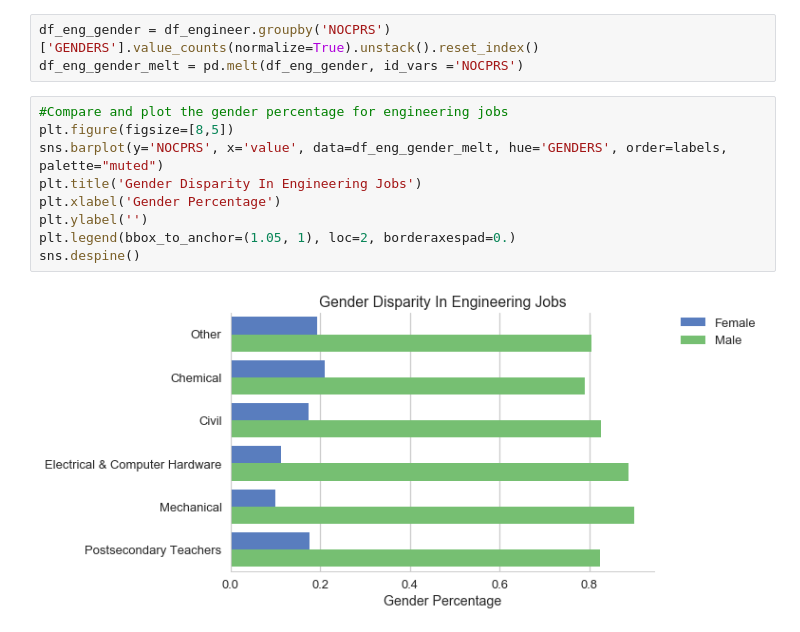
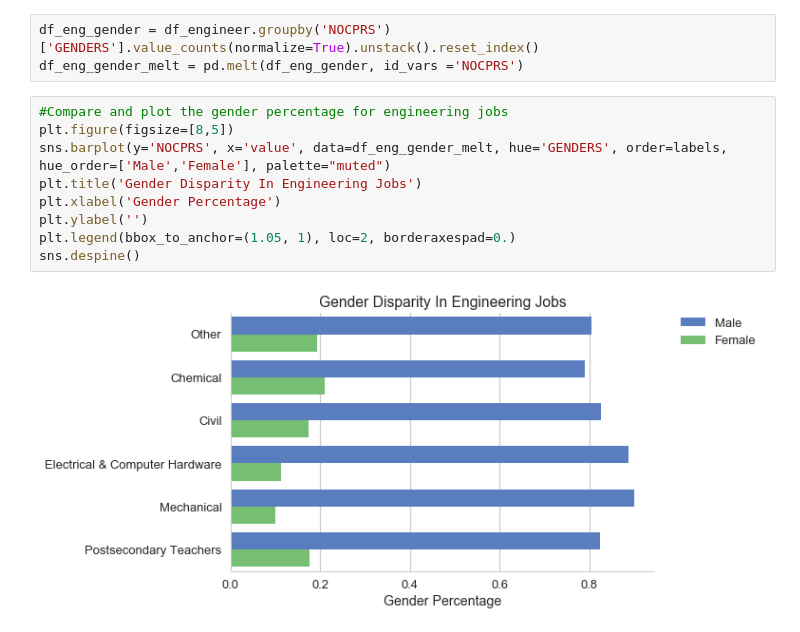
Before and after one commit to shuojiashi/women_in_stem, a Jupyter notebook: notebooks/HigherEdEDA_upload.ipynb, the cells around one changed output. Saved outputs shown, nothing was run; the diff lists cells and outputs as text.

```diff
--- a/notebooks/HigherEdEDA_upload.ipynb
+++ b/notebooks/HigherEdEDA_upload.ipynb
@@ -500,13 +506,13 @@ df_eng_gender_melt = pd.melt(df_eng_gender, id_vars ='NOCPRS')
 # %%
 #Compare and plot the gender percentage for engineering jobs
 plt.figure(figsize=[8,5])
-sns.barplot(y='NOCPRS', x='value', data=df_eng_gender_melt, hue='GENDERS', order=labels, palette="muted")
+sns.barplot(y='NOCPRS', x='value', data=df_eng_gender_melt, hue='GENDERS', order=labels, hue_order=['Male','Female'], palette="muted")
 plt.title('Gender Disparity In Engineering Jobs')
 plt.xlabel('Gender Percentage')
 plt.ylabel('')
 plt.legend(bbox_to_anchor=(1.05, 1), loc=2, borderaxespad=0.)
 sns.despine()
 # %% [output]
-[figure, old version]
+[figure, new version]
 # %%
 fig, axs = plt.subplots(figsize=(8,5))
```
Also changed, not shown: parts of 11 cells of this notebook.
